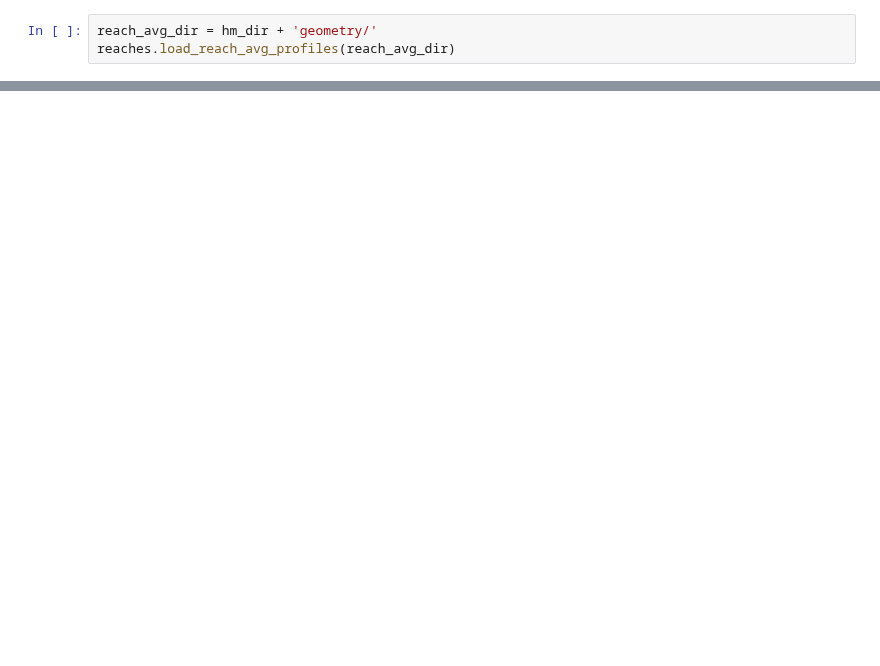
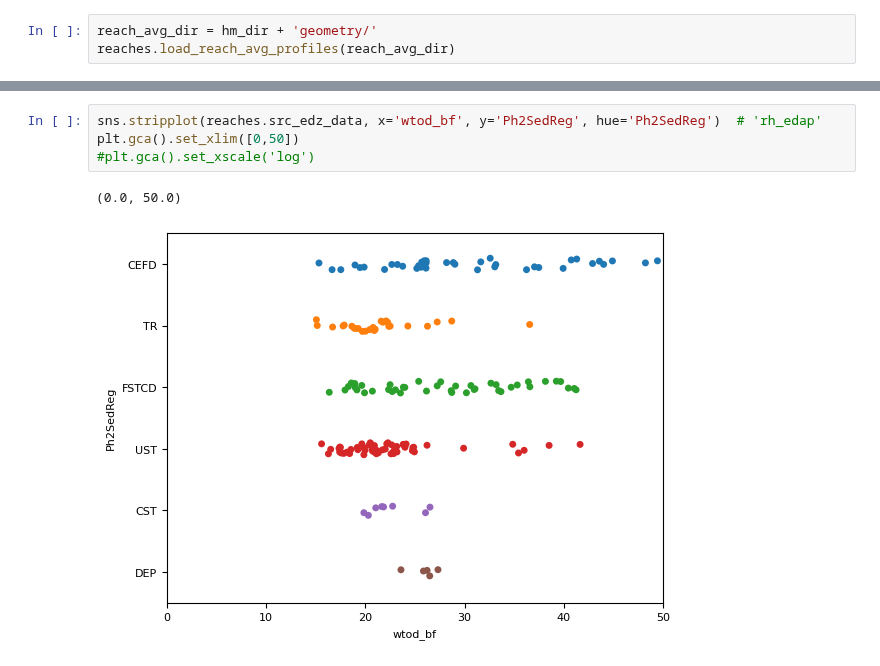
Before and after one commit to alexprescott/sedregfromedz, a Jupyter notebook: testbook.ipynb, the cells around one changed output, grey strips where cells are left out. Saved outputs shown, nothing was run; the diff lists cells and outputs as text; blank space fills up the shorter version.

```diff
--- a/testbook.ipynb
+++ b/testbook.ipynb
@@ -46,0 +72,7 @@ KS test p-value for WtoD DEM: 3.157442017378531e-05
+# %%
+sns.stripplot(reaches.src_edz_data, x='wtod_bf', y='Ph2SedReg', hue='Ph2SedReg')  # 'rh_edap'
+plt.gca().set_xlim([0,50])
+#plt.gca().set_xscale('log')
+# %% [output]
+(0.0, 50.0)
+[figure, added]
```
Also changed, not shown: parts of 36 cells of this notebook.
